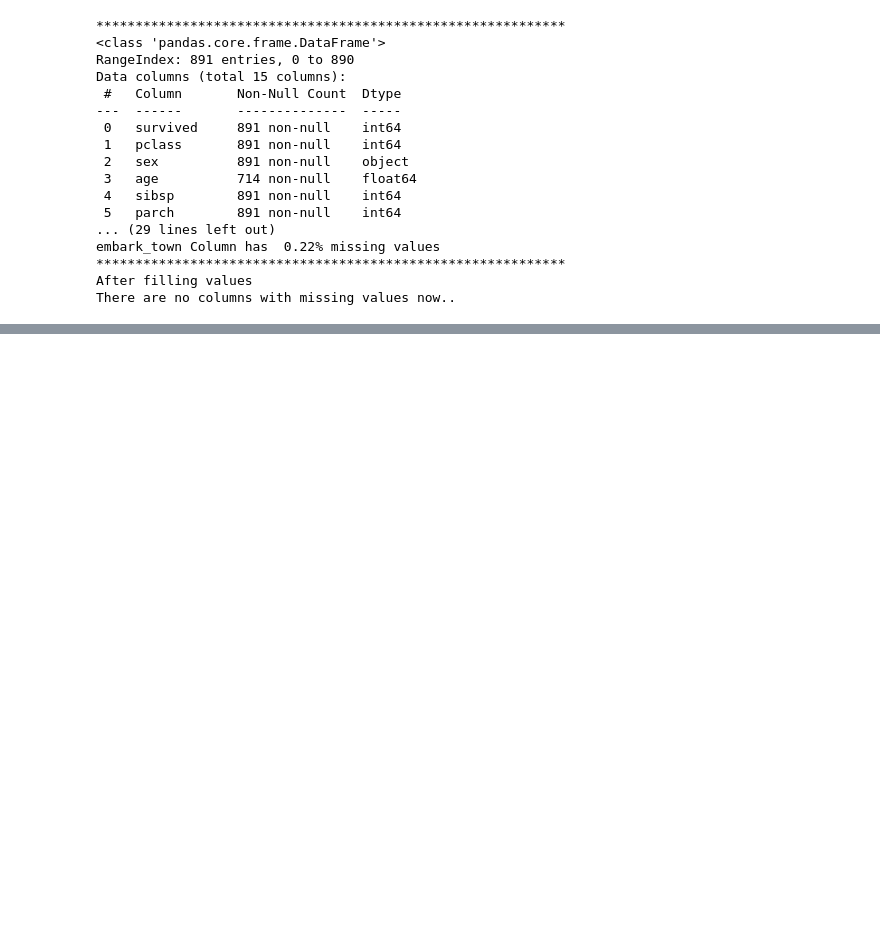
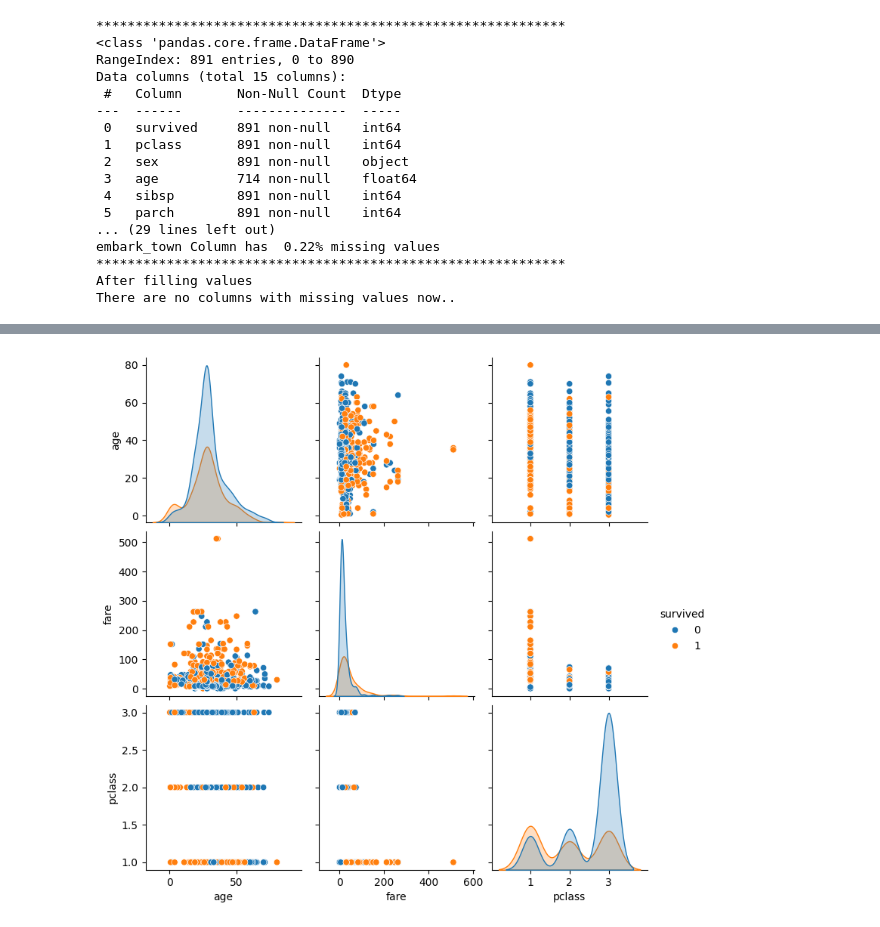
Before and after one commit to Saiteja1620/ZeptoData-AIPlaftform, a Jupyter notebook: analytics/01eda.ipynb, the cells around one changed output, grey strips where cells are left out. Cells and saved outputs as stored; diff of their text form; code cells hidden in the pictures; blank space fills up the shorter version.

```diff
--- a/analytics/01eda.ipynb
+++ b/analytics/01eda.ipynb
@@ -275,0 +287,9 @@ dtype: int64
+# %%
+# 3 - pairplot
+
+#When pairplot is made between age, fare, pclass. We clear see that fare vs pclass make more impact on survival, while other columns age,fare and its combinations with pclass is unpredictable.
+#We clear couldn't draw any inferences from age vs fare, age vs pclass, fare vs pclass.
+sns.pairplot(df_new,vars=['age','fare','pclass'], hue='survived')
+plt.show()
+# %% [output]
+[figure, added]
```
Also changed, not shown: parts of 9 cells of this notebook.
